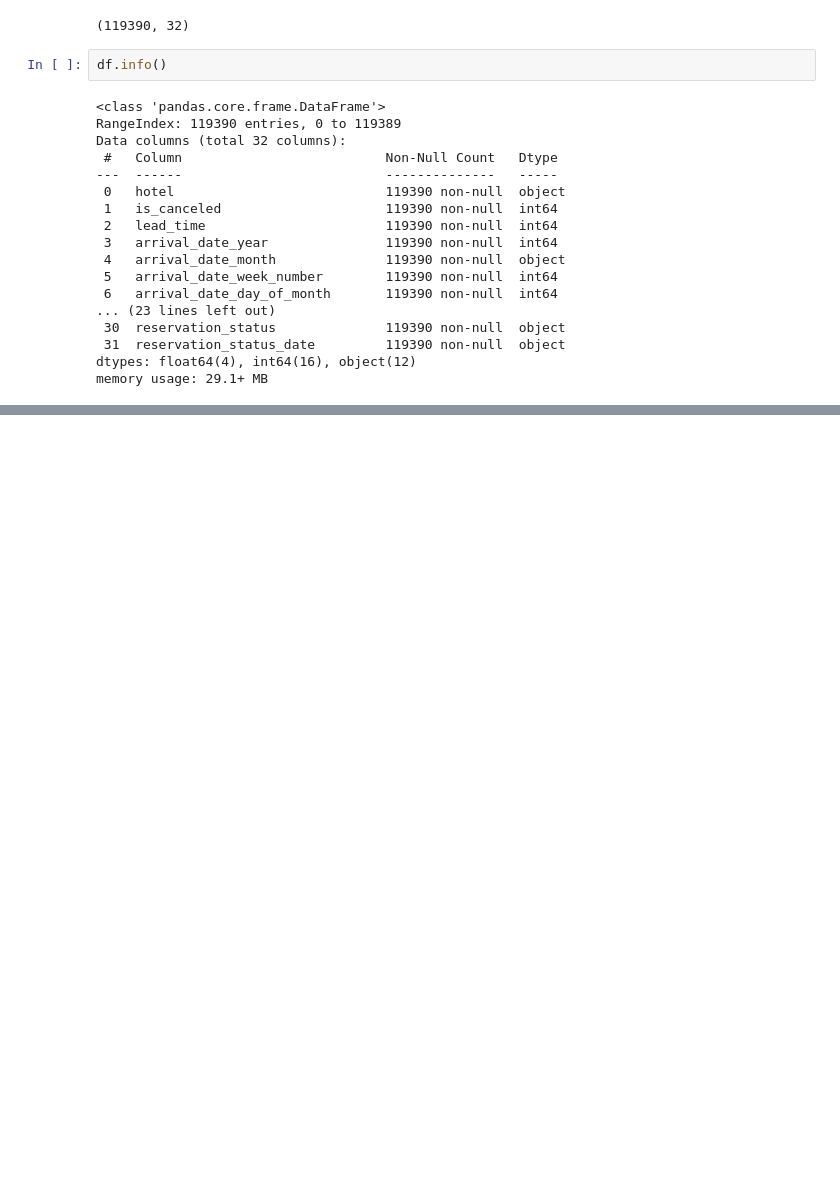
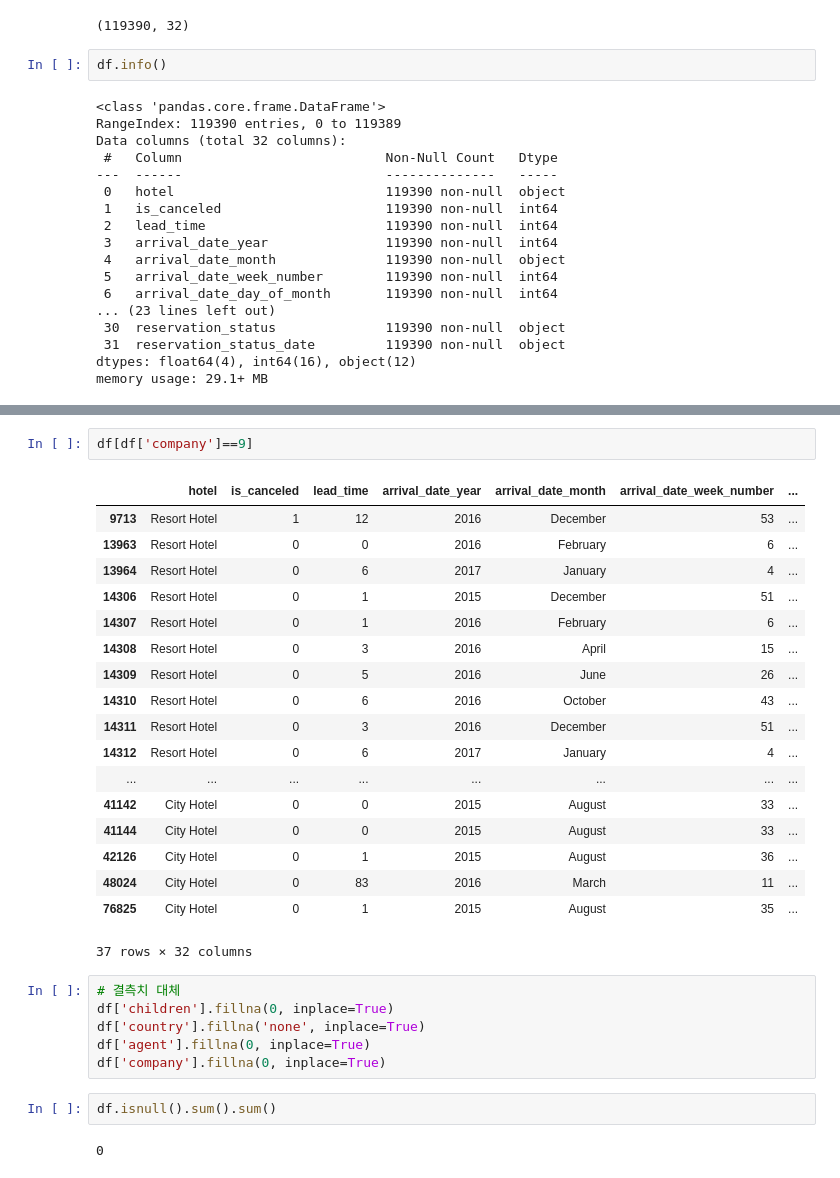
Before and after one commit to seonydg/ml-classification-analysis-of-hotel-reservation-demand, a Jupyter notebook: analysis-of-hotel-reservation-demand.ipynb, the cells around one changed output, grey strips where cells are left out. Cells and saved outputs as stored; diff of their text form; blank space fills up the shorter version.

```diff
--- a/analysis-of-hotel-reservation-demand.ipynb
+++ b/analysis-of-hotel-reservation-demand.ipynb
@@ -45,0 +193,31 @@ memory usage: 29.1+ MB
+# %%
+df[df['company']==9]
+# %% [output]
+|  | hotel | is_canceled | lead_time | arrival_date_year | arrival_date_month | arrival_date_week_number | ... |
+| 9713 | Resort Hotel | 1 | 12 | 2016 | December | 53 | ... |
+| 13963 | Resort Hotel | 0 | 0 | 2016 | February | 6 | ... |
+| 13964 | Resort Hotel | 0 | 6 | 2017 | January | 4 | ... |
+| 14306 | Resort Hotel | 0 | 1 | 2015 | December | 51 | ... |
+| 14307 | Resort Hotel | 0 | 1 | 2016 | February | 6 | ... |
+| 14308 | Resort Hotel | 0 | 3 | 2016 | April | 15 | ... |
+| 14309 | Resort Hotel | 0 | 5 | 2016 | June | 26 | ... |
+| 14310 | Resort Hotel | 0 | 6 | 2016 | October | 43 | ... |
+| 14311 | Resort Hotel | 0 | 3 | 2016 | December | 51 | ... |
+| 14312 | Resort Hotel | 0 | 6 | 2017 | January | 4 | ... |
+| ... | ... | ... | ... | ... | ... | ... | ... |
+| 41142 | City Hotel | 0 | 0 | 2015 | August | 33 | ... |
+| 41144 | City Hotel | 0 | 0 | 2015 | August | 33 | ... |
+| 42126 | City Hotel | 0 | 1 | 2015 | August | 36 | ... |
+| 48024 | City Hotel | 0 | 83 | 2016 | March | 11 | ... |
+| 76825 | City Hotel | 0 | 1 | 2015 | August | 35 | ... |
+37 rows × 32 columns
+# %%
+# 결측치 대체
+df['children'].fillna(0, inplace=True)
+df['country'].fillna('none', inplace=True)
+df['agent'].fillna(0, inplace=True)
+df['company'].fillna(0, inplace=True)
+# %%
+df.isnull().sum().sum()
+# %% [output]
+0
```
Also changed, not shown: parts of 21 cells of this notebook.
